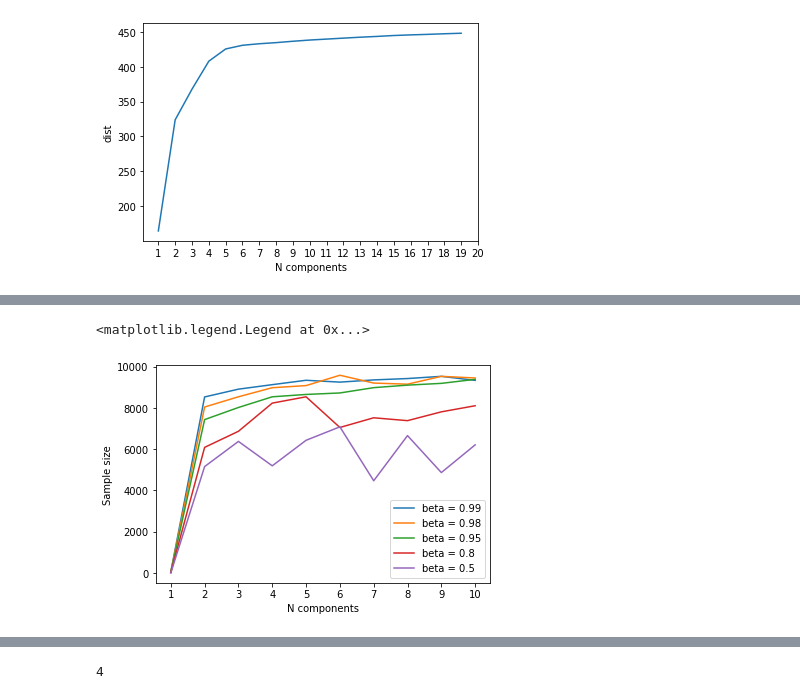
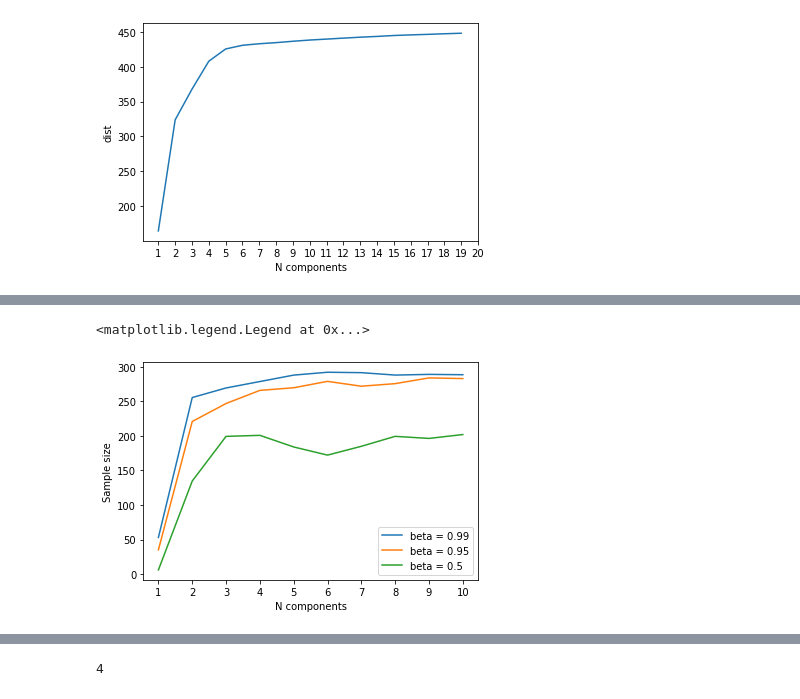
Before and after one commit to Anaxagor/Mixed-Learning-of-Bayesian-Networks, a Jupyter notebook: experiments/kmu_experiments.ipynb, the cells around one changed output, grey strips where cells are left out. Drawn from its saved outputs; the diff is of its cells as text; code cells hidden in the pictures.

```diff
--- a/experiments/kmu_experiments.ipynb
+++ b/experiments/kmu_experiments.ipynb
@@ -78,19 +80,3 @@ array([2.14149686e+11])
 model.lower_bound_
 # %% [output]
 -15.882847603023151
-# %%
-def quantile_mix(q, data, n_components):
-    model = GaussianMixture(n_components=n_components)
-    model.fit(data)
-    means = model.means_
-    var = [i[0][0] for i in model.covariances_]
-    weights = model.weights_
-    p = 0
-    # print(means)
-    # print(var)
-    # print(weights)
-    # print('-----------------------------------------')
-    for i in range(n_components):
-        #print((stats.norm.ppf(q,loc=means[i][0], scale=math.sqrt(var[i]))))
-        p = p + (stats.norm.ppf(q,loc=means[i][0], scale=math.sqrt(var[i])))*weights[i]
-    return(p)
@@ -163,13 +258,11 @@ for number, b in enumerate(beta):
 # %%
-plt.plot([(i+1) for i in range (10) ], results[0], label='beta = 0.99')
-plt.plot([(i+1) for i in range (10) ], results[1], label='beta = 0.98')
-plt.plot([(i+1) for i in range (10) ], results[2], label='beta = 0.95')
-plt.plot([(i+1) for i in range (10) ], results[3], label='beta = 0.8')
-plt.plot([(i+1) for i in range (10) ], results[4], label='beta = 0.5')
+plt.plot([i for i in range (1, 11, 1) ], results[0], label='beta = 0.99')
+plt.plot([i for i in range (1, 11, 1) ], results[1], label='beta = 0.95')
+plt.plot([i for i in range (1, 11, 1) ], results[2], label='beta = 0.5')
 plt.xlabel('N components')
 plt.ylabel('Sample size')
-plt.xticks([(i+1) for i in range (10) ], [(i+1) for i in range (10) ])
+plt.xticks([i for i in range (1, 11, 1) ], [i for i in range (1, 11, 1)])
 plt.legend()
 # %% [output]
 <matplotlib.legend.Legend at 0x...>
-[figure, old version]
+[figure, new version]
```
Also changed, not shown: parts of 9 cells of this notebook, 2 other files.
